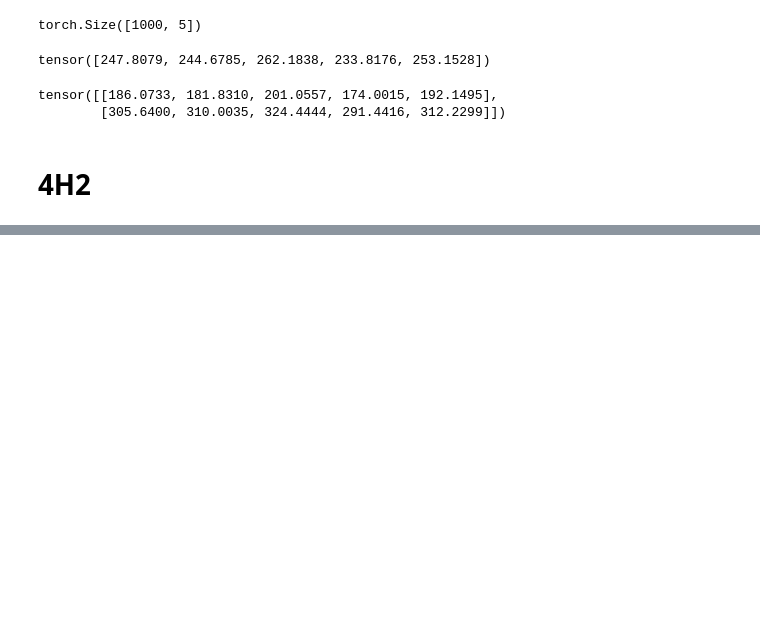
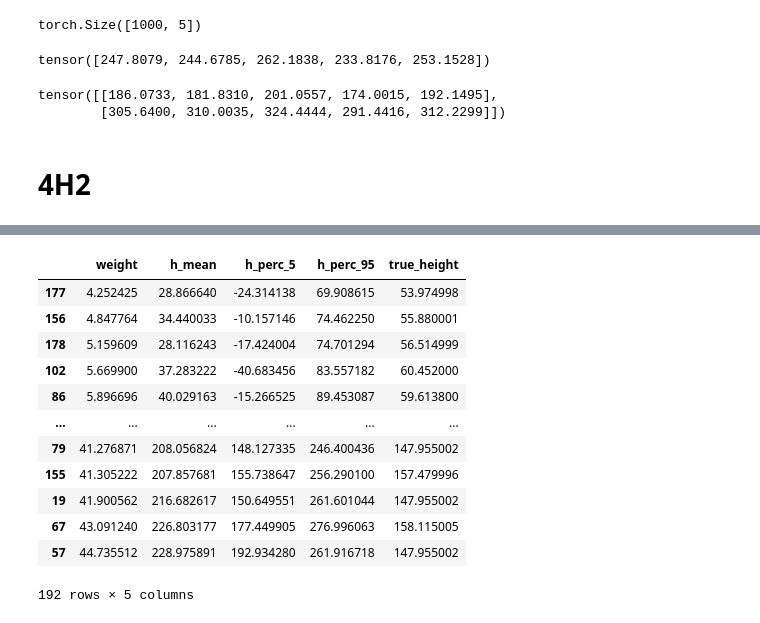
Before and after one commit to tobyrmanders/statistical-rethinking, a Jupyter notebook: code/chapter_04.ipynb, the cells around one changed output, grey strips where cells are left out. Cells and saved outputs as stored; diff of their text form; code cells hidden in the pictures; blank space fills up the shorter version.

```diff
--- a/code/chapter_04.ipynb
+++ b/code/chapter_04.ipynb
@@ -429,0 +506,16 @@ sns.lineplot(x, (coef(m4h2)["a"] + coef(m4h2)["b"] * x), color="k");
+# %%
+predictions
+# %% [output]
+|  | weight | h_mean | h_perc_5 | h_perc_95 | true_height |
+| 177 | 4.252425 | 28.866640 | -24.314138 | 69.908615 | 53.974998 |
+| 156 | 4.847764 | 34.440033 | -10.157146 | 74.462250 | 55.880001 |
+| 178 | 5.159609 | 28.116243 | -17.424004 | 74.701294 | 56.514999 |
+| 102 | 5.669900 | 37.283222 | -40.683456 | 83.557182 | 60.452000 |
+| 86 | 5.896696 | 40.029163 | -15.266525 | 89.453087 | 59.613800 |
+| ... | ... | ... | ... | ... | ... |
+| 79 | 41.276871 | 208.056824 | 148.127335 | 246.400436 | 147.955002 |
+| 155 | 41.305222 | 207.857681 | 155.738647 | 256.290100 | 157.479996 |
+| 19 | 41.900562 | 216.682617 | 150.649551 | 261.601044 | 147.955002 |
+| 67 | 43.091240 | 226.803177 | 177.449905 | 276.996063 | 158.115005 |
+| 57 | 44.735512 | 228.975891 | 192.934280 | 261.916718 | 147.955002 |
+192 rows × 5 columns
```
Also changed, not shown: parts of 14 cells of this notebook.
